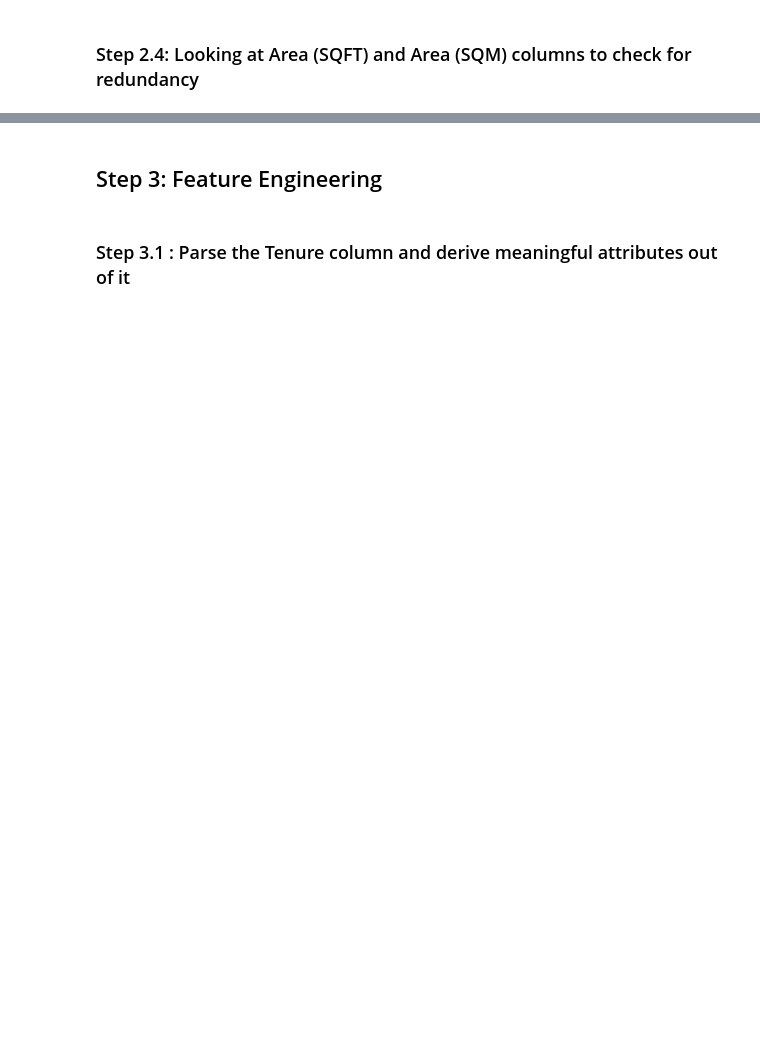
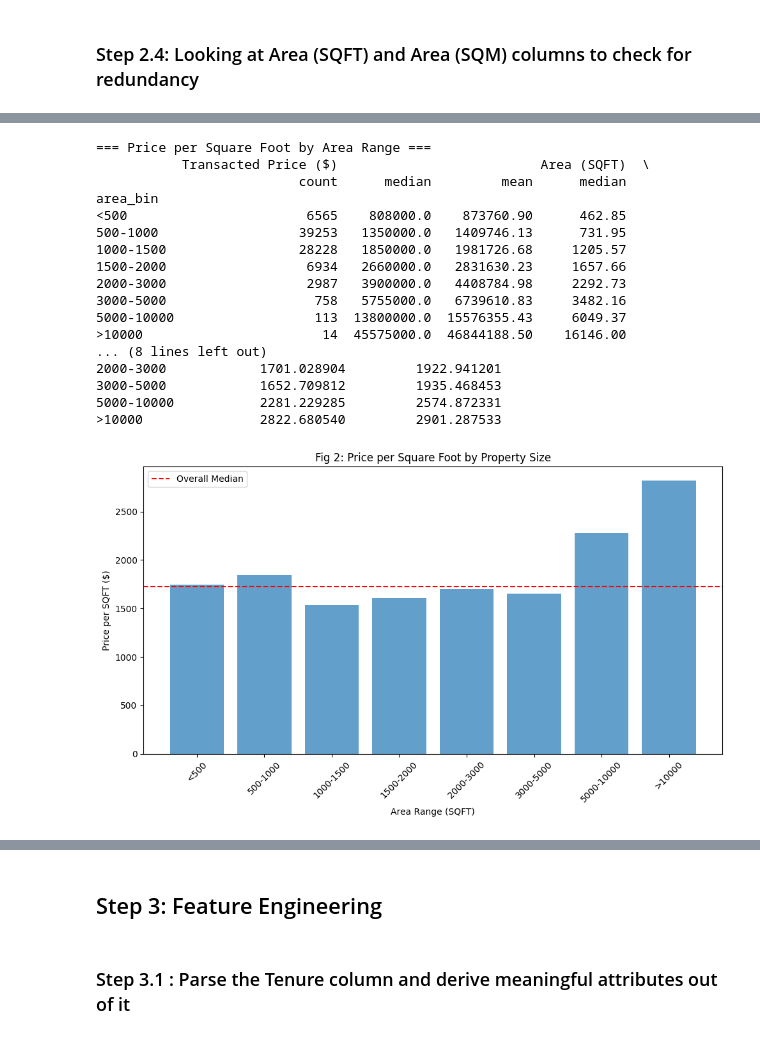
Before and after one commit to s-hreya-riram/property-price-prediction, a Jupyter notebook: Assignment-1.ipynb, the cells around one changed output, grey strips where cells are left out. Drawn from its saved outputs; the diff is of its cells as text; code cells hidden in the pictures; blank space fills up the shorter version.

```diff
--- a/Assignment-1.ipynb
+++ b/Assignment-1.ipynb
@@ -74 +51,4 @@ df = concat_train_test('data/train.csv', 'data/test.csv')
+# %%
+train_df = pd.read_csv('data/train.csv')
+test_df = pd.read_csv('data/test.csv')
 # %%
@@ -329,0 +379,65 @@ df = df.drop(columns=['Area (SQM)'])
+# %%
+import pandas as pd
+import numpy as np
+import matplotlib.pyplot as plt
+
+# Create area bins
+train_df['area_bin'] = pd.cut(train_df['Area (SQFT)'],
+                        bins=[0, 500, 1000, 1500, 2000, 3000, 5000, 10000, 50000],
+                        labels=['<500', '500-1000', '1000-1500', '1500-2000',
+                               '2000-3000', '3000-5000', '5000-10000', '>10000'])
+
+# Calculate price per sqft for each bin
+area_analysis = train_df.groupby('area_bin').agg({
+    'Transacted Price ($)': ['count', 'median', 'mean'],
+    'Area (SQFT)': 'median'
+}).round(2)
+
+# Calculate price per sqft
+area_analysis['price_per_sqft_median'] = (
+    area_analysis[('Transacted Price ($)', 'median')] /
+    area_analysis[('Area (SQFT)', 'median')]
+)
+area_analysis['price_per_sqft_mean'] = (
+    area_analysis[('Transacted Price ($)', 'mean')] /
+    area_analysis[('Area (SQFT)', 'median')]
+)
+
+print("=== Price per Square Foot by Area Range ===")
+print(area_analysis)
+
+# Visualize
+fig, ax = plt.subplots(figsize=(10, 6))
+x = range(len(area_analysis))
+ax.bar(x, area_analysis['price_per_sqft_median'], alpha=0.7)
+ax.set_xticks(x)
+ax.set_xticklabels(area_analysis.index, rotation=45)
+ax.set_ylabel('Price per SQFT ($)')
+ax.set_xlabel('Area Range (SQFT)')
+ax.set_title('Fig 2: Price per Square Foot by Property Size')
+ax.axhline(y=area_analysis['price_per_sqft_median'].median(),
+           color='r', linestyle='--', label='Overall Median')
+plt.legend()
+plt.tight_layout()
+plt.savefig('price_per_sqft_analysis.png', dpi=300, bbox_inches='tight')
+plt.show()
+train_df = train_df.drop(columns=['area_bin'])
+# %% [output]
+=== Price per Square Foot by Area Range ===
+           Transacted Price ($)                          Area (SQFT)  \
+                          count      median         mean      median
+area_bin
+<500                       6565    808000.0    873760.90      462.85
+500-1000                  39253   1350000.0   1409746.13      731.95
+1000-1500                 28228   1850000.0   1981726.68     1205.57
+1500-2000                  6934   2660000.0   2831630.23     1657.66
+2000-3000                  2987   3900000.0   4408784.98     2292.73
+3000-5000                   758   5755000.0   6739610.83     3482.16
+5000-10000                  113  13800000.0  15576355.43     6049.37
+>10000                       14  45575000.0  46844188.50    16146.00
+... (8 lines left out)
+2000-3000            1701.028904         1922.941201
+3000-5000            1652.709812         1935.468453
+5000-10000           2281.229285         2574.872331
+>10000               2822.680540         2901.287533
+[figure, added]
```
Also changed, not shown: parts of 103 cells of this notebook, 9 other files.
